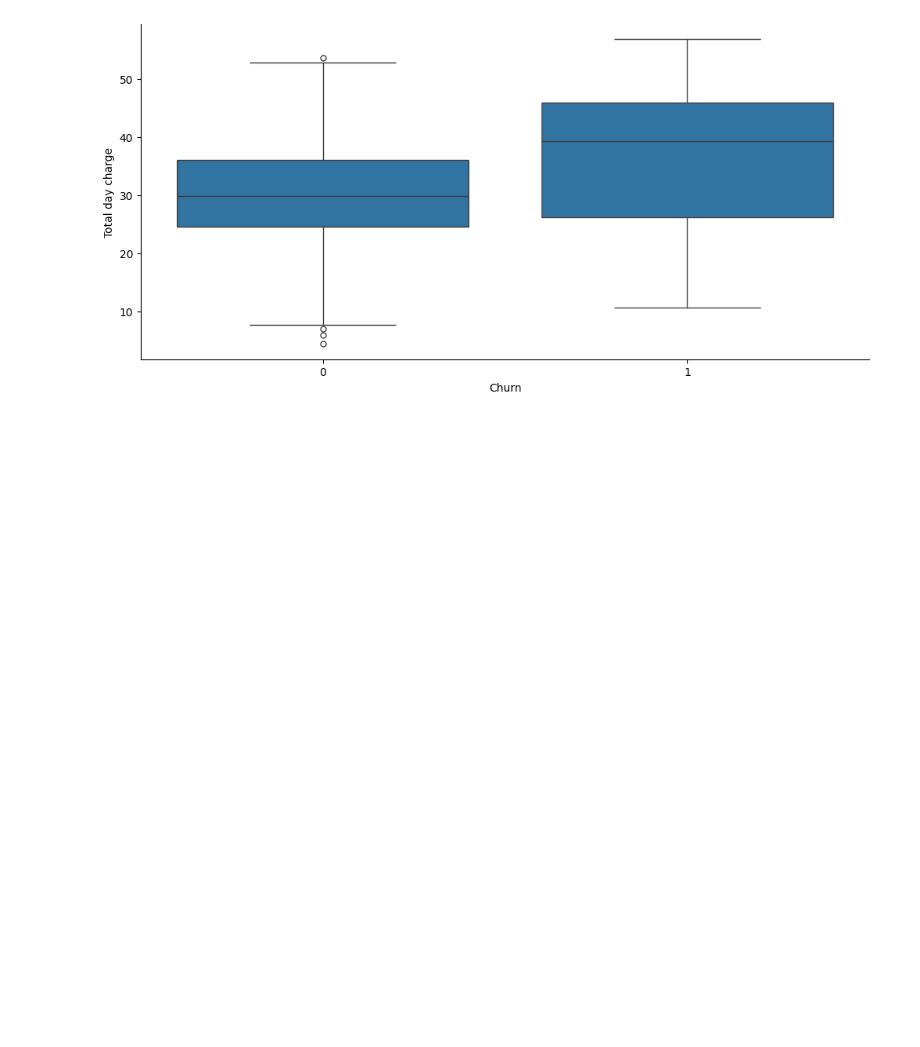
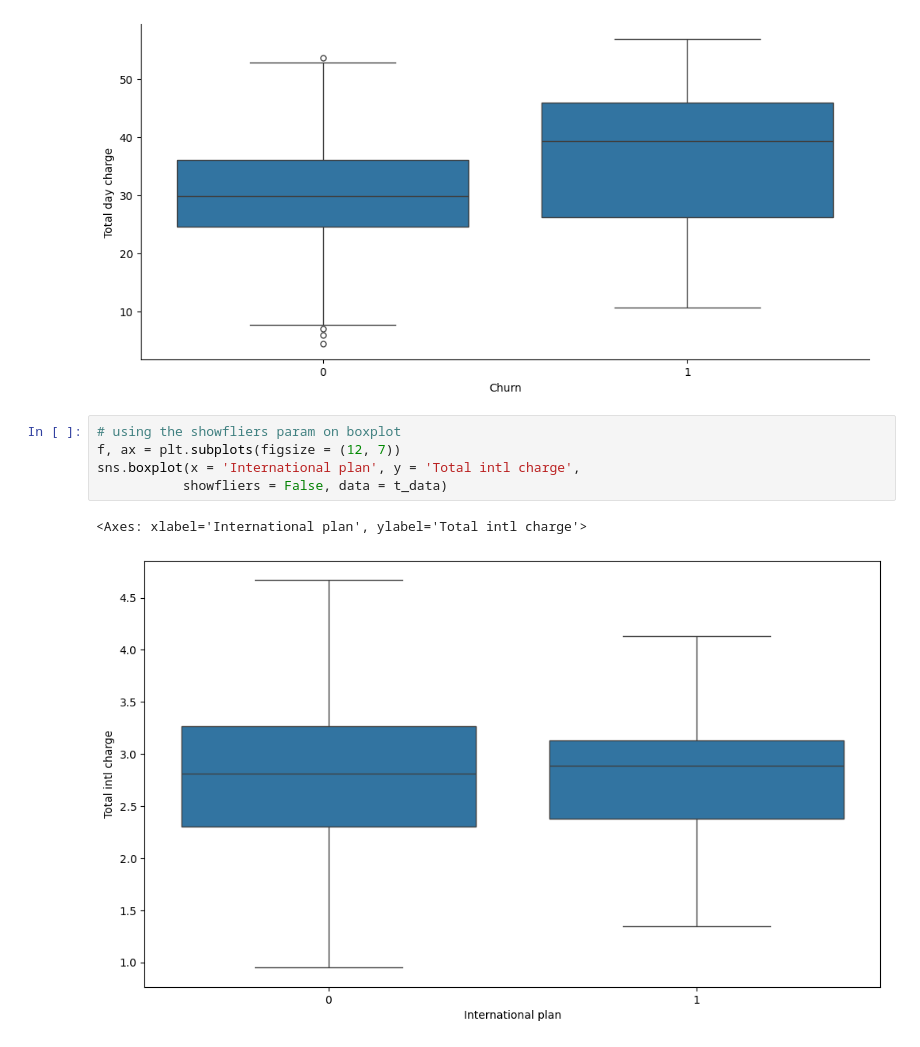
Before and after one commit to iwhite-booth21/PythonistaPractice, a Jupyter notebook: Python Statistical Plots Visualizing & Analyzing Data Using Seaborn/BoxPlots.ipynb, the cells around one changed output. Saved outputs shown, nothing was run; the diff lists cells and outputs as text; blank space fills up the shorter version.

```diff
--- a/Python Statistical Plots Visualizing & Analyzing Data Using Seaborn/BoxPlots.ipynb
+++ b/Python Statistical Plots Visualizing & Analyzing Data Using Seaborn/BoxPlots.ipynb
@@ -60,3 +60,11 @@ sns.boxplot(y = "Total day calls", data = t_data)
 sns.catplot(x = "Churn", y = "Total day charge", kind = "box", data = t_data, aspect = 2);
 # %% [output]
 [figure]
+# %%
+# using the showfliers param on boxplot
+f, ax = plt.subplots(figsize = (12, 7))
+sns.boxplot(x = 'International plan', y = 'Total intl charge',
+           showfliers = False, data = t_data)
+# %% [output]
+<Axes: xlabel='International plan', ylabel='Total intl charge'>
+[figure, added]
```
Also changed, not shown: parts of 10 cells of this notebook.
